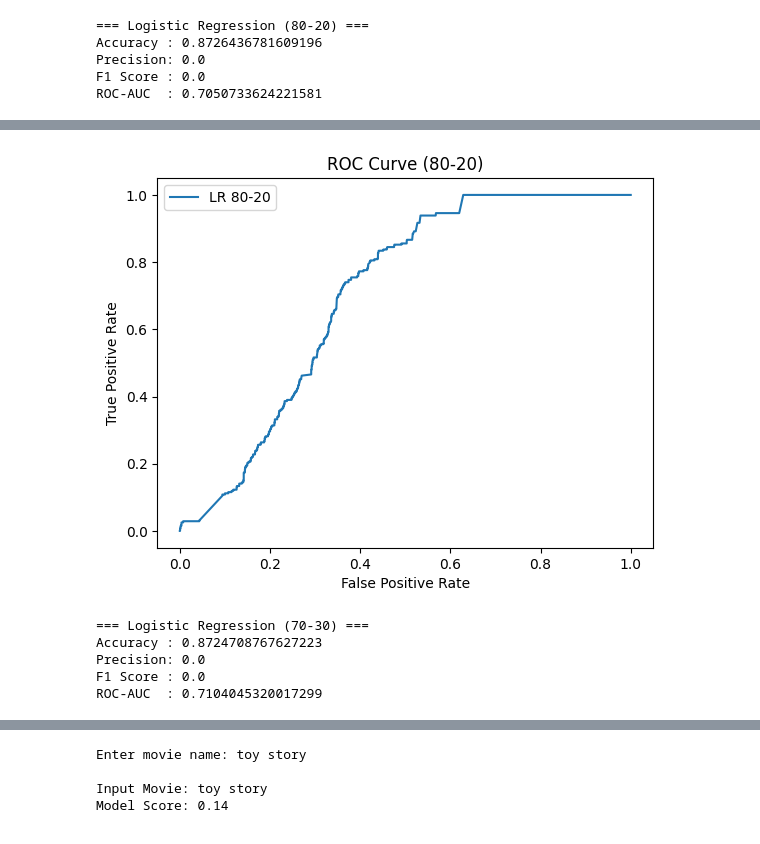
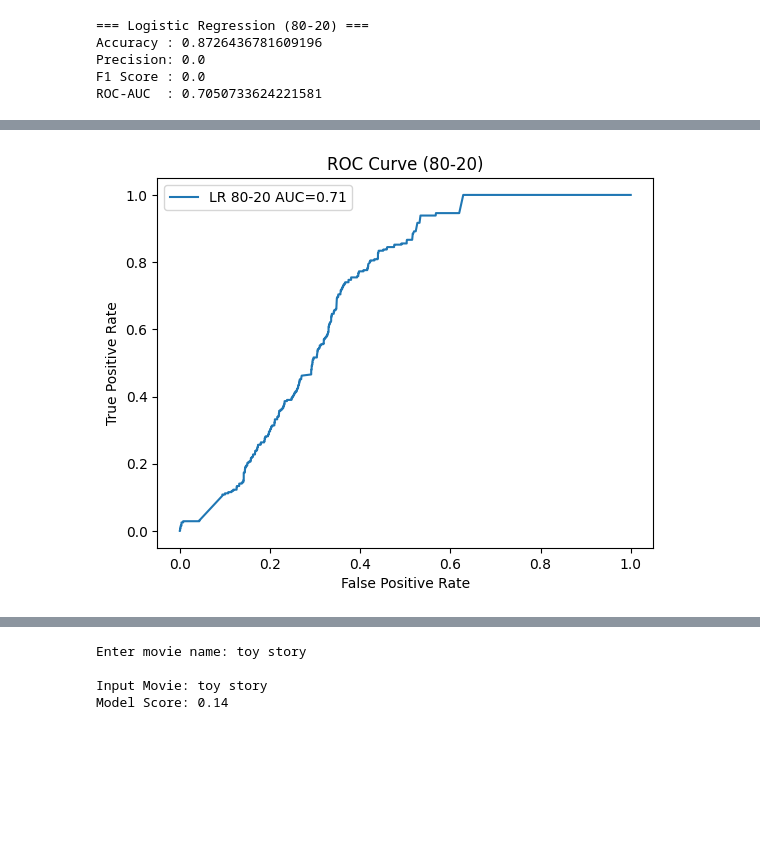
Before and after one commit to MehulShukla-git/Movie_Recommendation_System, a Jupyter notebook: Logistic_Regression.ipynb, the cells around one changed output, grey strips where cells are left out. Saved outputs shown, nothing was run; the diff lists cells and outputs as text; code cells hidden in the pictures; blank space fills up the shorter version.

```diff
--- a/Logistic_Regression.ipynb
+++ b/Logistic_Regression.ipynb
@@ -83,0 +91,7 @@ y = df['target']
+# %%
+from sklearn.linear_model import LogisticRegression
+
+lr_80 = LogisticRegression(max_iter=1000)
+lr_80.fit(X_train_80, y_train_80)
+
+print("Model trained successfully ✅")
@@ -110,35 +139,15 @@ ROC-AUC  : 0.7050733624221581
 # %%
-# ROC
-fpr_80, tpr_80, _ = roc_curve(y_test_20, y_prob_80)
+if len(np.unique(y_test_20)) > 1:
+    fpr_80, tpr_80, _ = roc_curve(y_test_20, y_prob_80)
 
-plt.figure()
-plt.plot(fpr_80, tpr_80, label="LR 80-20")
-plt.xlabel("False Positive Rate")
-plt.ylabel("True Positive Rate")
-plt.title("ROC Curve (80-20)")
-plt.legend()
-plt.show()
+    plt.figure()
+    plt.plot(fpr_80, tpr_80, label=f"LR 80-20 AUC={roc_auc_80:.2f}")
+    plt.xlabel("False Positive Rate")
+    plt.ylabel("True Positive Rate")
+    plt.title("ROC Curve (80-20)")
+    plt.legend()
+    plt.show()
+else:
+    print("ROC not possible")
 # %% [output]
-[figure, old version]
+[figure, new version]
-# %%
-X_train_70, X_test_30, y_train_70, y_test_30 = train_test_split(
-    X.toarray(), y, test_size=0.3, random_state=42, stratify=y
-)
-
-lr = LogisticRegression(max_iter=1000)
-lr.fit(X_train_70, y_train_70)
-
-y_pred_70 = lr.predict(X_test_30)
-y_prob_70 = lr.predict_proba(X_test_30)[:,1]
-
-print("=== Logistic Regression (70-30) ===")
-print("Accuracy :", accuracy_score(y_test_30, y_pred_70))
-print("Precision:", precision_score(y_test_30, y_pred_70))
-print("F1 Score :", f1_score(y_test_30, y_pred_70))
-print("ROC-AUC  :", roc_auc_score(y_test_30, y_prob_70))
-# %% [output]
-=== Logistic Regression (70-30) ===
-Accuracy : 0.8724708767627223
-Precision: 0.0
-F1 Score : 0.0
-ROC-AUC  : 0.7104045320017299
```
Also changed, not shown: parts of 17 cells of this notebook.
